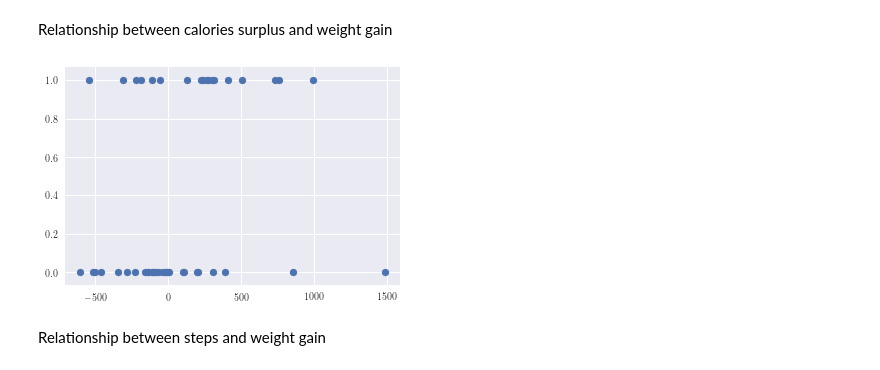
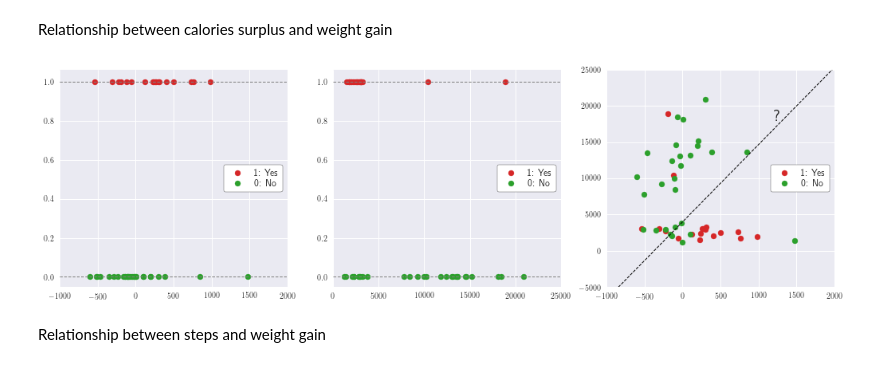
Before and after one commit to khanhnguyendata/logweight, a Jupyter notebook: logweight.ipynb, the cells around one changed output. Drawn from its saved outputs; the diff is of its cells as text; code cells hidden in the pictures.

```diff
--- a/logweight.ipynb
+++ b/logweight.ipynb
@@ -89,8 +143,3 @@ However, among dates where relevant features (steps and calories consumed) are r
 0.391304347826087
 # %% [markdown]
 Relationship between calories surplus and weight gain
-# %%
-plt.scatter(df['surplus'], df['weight_gain'] > 0)
-plt.show()
-# %% [output]
-[figure, removed]
@@ -97,3 +148,40 @@ plt.show()
+# %%
+fig = plt.figure(figsize=(15, 5))
+fig.subplots_adjust(left=0.05, right=0.95)
+
+ax1 = fig.add_subplot(1, 3, 1)
+ax1.set_xlim(-1000, 2000)
+ax1.scatter(df.loc[df['weight_gain'] > 0, 'surplus'], [1] * (df['weight_gain'] > 0).sum(), color='tab:red', label='1: Yes')
+ax1.scatter(df.loc[df['weight_gain'] <= 0, 'surplus'], [0] * (df['weight_gain'] <= 0).sum(), color='tab:green', label='0: No')
+ax1.axhline(0, linestyle='--', linewidth=1, color='tab:gray')
+ax1.axhline(1, linestyle='--', linewidth=1, color='tab:gray')
+ax1.legend(loc='center right', fontsize=12, frameon=True, framealpha=1,
+           facecolor='white', edgecolor='black', labelspacing=0.1)
+
+
+ax2 = fig.add_subplot(1, 3, 2)
+ax2.set_xlim(0, 25000)
+ax2.scatter(df.loc[df['weight_gain'] > 0, 'step'], [1] * (df['weight_gain'] > 0).sum(), color='tab:red', label='1: Yes')
+ax2.scatter(df.loc[df['weight_gain'] <= 0, 'step'], [0] * (df['weight_gain'] <= 0).sum(), color='tab:green', label='0: No')
+ax2.axhline(0, linestyle='--', linewidth=1, color='tab:gray')
+ax2.axhline(1, linestyle='--', linewidth=1, color='tab:gray')
+ax2.legend(loc='center right', fontsize=12, frameon=True, framealpha=1,
+           facecolor='white', edgecolor='black', labelspacing=0.1)
+
+
+ax3 = fig.add_subplot(1, 3, 3)
+ax3.set_xlim(-1000, 2000)
+ax3.set_ylim(-5000, 25000)
+ax3.scatter(df.loc[df['weight_gain'] > 0, 'surplus'], df.loc[df['weight_gain'] > 0, 'step'], color='tab:red', label='1: Yes')
+ax3.scatter(df.loc[df['weight_gain'] <= 0, 'surplus'], df.loc[df['weight_gain'] <= 0, 'step'], color='tab:green', label='0: No')
+ax3.legend(loc='center right', fontsize=12, frameon=True, framealpha=1,
+           facecolor='white', edgecolor='black', labelspacing=0.1)
+
+plot_decision_boundary(ax3, log05.theta, threshold=0.5, color='black', linestyle='--', linewidth=1, zorder=1)
+ax3.text(1250, 18000, '?', ha='center', fontsize=20)
+plt.show()
+# %% [output]
+[figure, added]
 # %% [markdown]
 Relationship between steps and weight gain
 # %%
```
Also changed, not shown: parts of 12 cells of this notebook.
